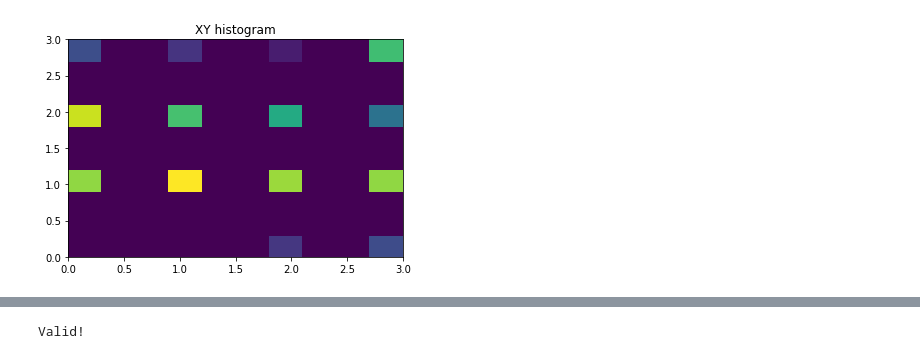
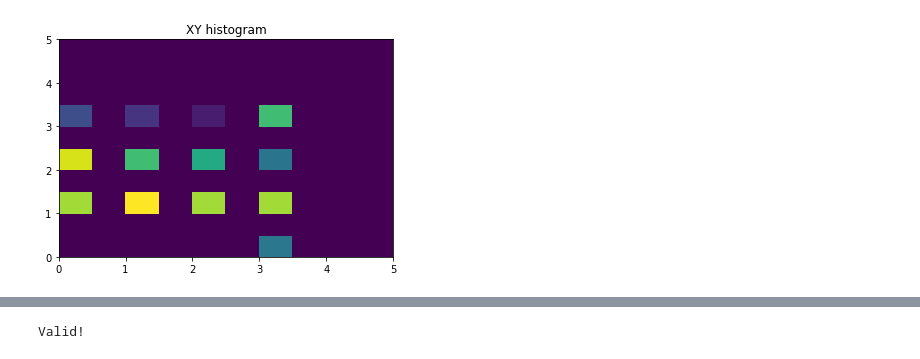
Before and after one commit to max-zhukousky/MMod, a Jupyter notebook: MMod_First_Maxim_Zhukousky_853502.ipynb, the cells around one changed output, grey strips where cells are left out. Cells and saved outputs as stored; diff of their text form; code cells hidden in the pictures.

```diff
--- a/MMod_First_Maxim_Zhukousky_853502.ipynb
+++ b/MMod_First_Maxim_Zhukousky_853502.ipynb
@@ -97,6 +98,7 @@ Text(0.5, 0, 'Y set')
 # %%
 plt.title('XY histogram')
-plt.hist2d(X_set, Y_set)
+
+plt.hist2d(X_set, Y_set, range=[[0, 5], [0, 5]])
 plt.show()
 # %% [output]
-[figure, old version]
+[figure, new version]
```
Also changed, not shown: parts of 15 cells of this notebook.
